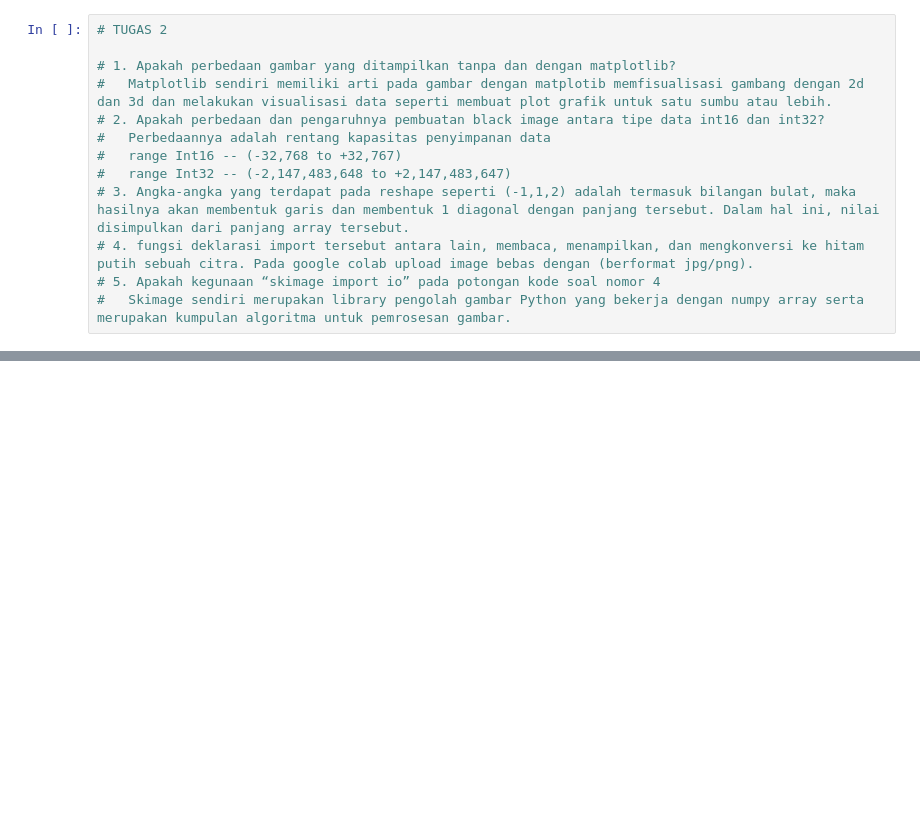
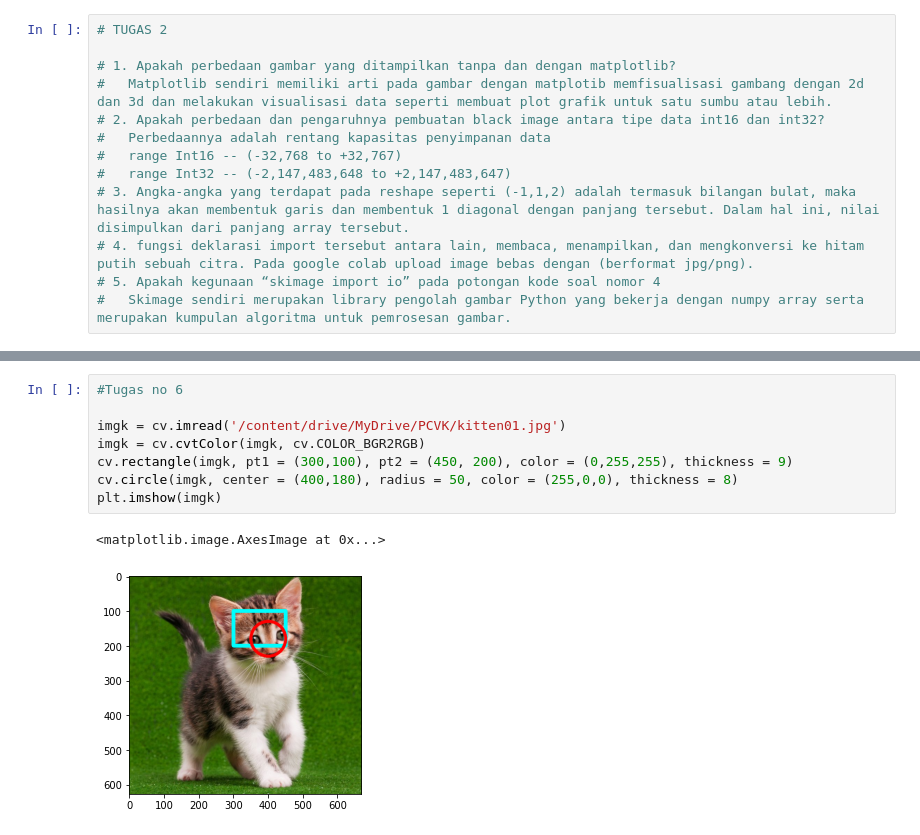
Before and after one commit to rhnd76/P1_matrikulas, a Jupyter notebook: Tugas2.ipynb, the cells around one changed output, grey strips where cells are left out. Saved outputs shown, nothing was run; the diff lists cells and outputs as text; blank space fills up the shorter version.

```diff
--- a/Tugas2.ipynb
+++ b/Tugas2.ipynb
@@ -15,0 +51,11 @@
+# %%
+#Tugas no 6
+
+imgk = cv.imread('/content/drive/MyDrive/PCVK/kitten01.jpg')
+imgk = cv.cvtColor(imgk, cv.COLOR_BGR2RGB)
+cv.rectangle(imgk, pt1 = (300,100), pt2 = (450, 200), color = (0,255,255), thickness = 9)
+cv.circle(imgk, center = (400,180), radius = 50, color = (255,0,0), thickness = 8)
+plt.imshow(imgk)
+# %% [output]
+<matplotlib.image.AxesImage at 0x...>
+[figure, added]
```
Also changed, not shown: parts of 3 cells of this notebook.
